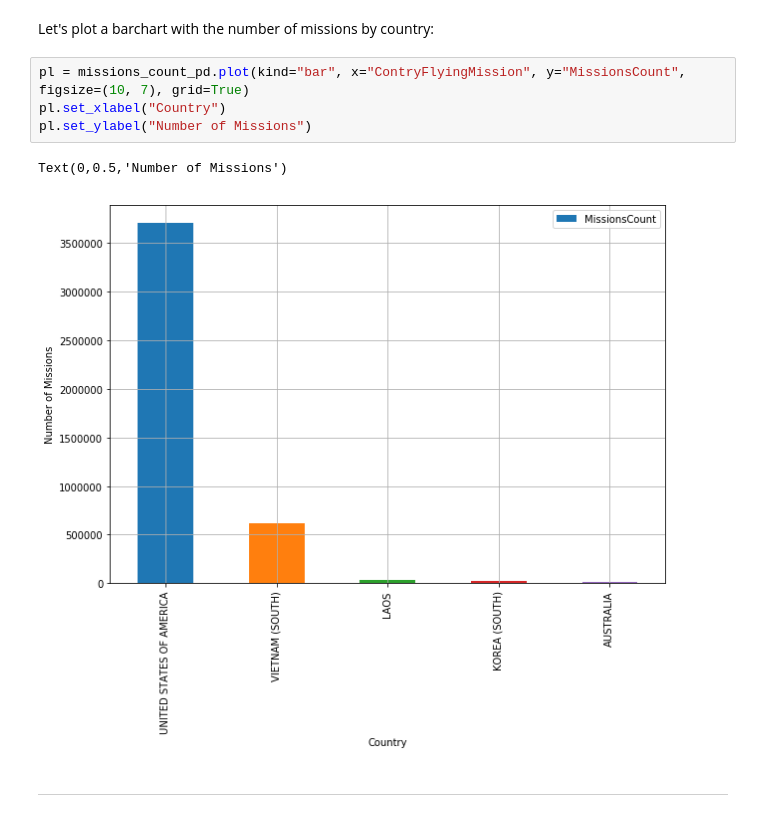
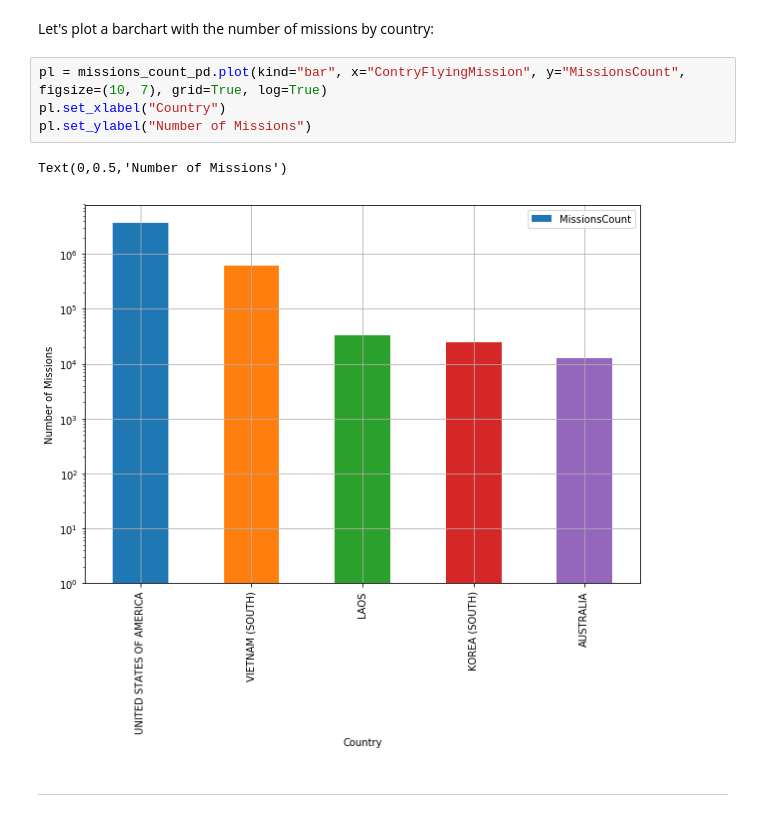
Before and after one commit to epfl-ada-2018/ADA2018-Tutorials, a Jupyter notebook: 04 - Scaling Up/VietnamWar.ipynb, the cells around one changed output. Drawn from its saved outputs; the diff is of its cells as text.

```diff
--- a/04 - Scaling Up/VietnamWar.ipynb
+++ b/04 - Scaling Up/VietnamWar.ipynb
@@ -174,12 +174,12 @@ missions_count_pd.head()
 # %% [markdown]
 Let's plot a barchart with the number of missions by country:
 # %%
-pl = missions_count_pd.plot(kind="bar", x="ContryFlyingMission", y="MissionsCount", figsize=(10, 7), grid=True)
+pl = missions_count_pd.plot(kind="bar", x="ContryFlyingMission", y="MissionsCount", figsize=(10, 7), grid=True, log=True)
 pl.set_xlabel("Country")
 pl.set_ylabel("Number of Missions")
 # %% [output]
 Text(0,0.5,'Number of Missions')
-[figure, old version]
+[figure, new version]
 # %% [markdown]
 ----
 # %% [markdown]
```
Also changed, not shown: parts of 4 cells of this notebook.
